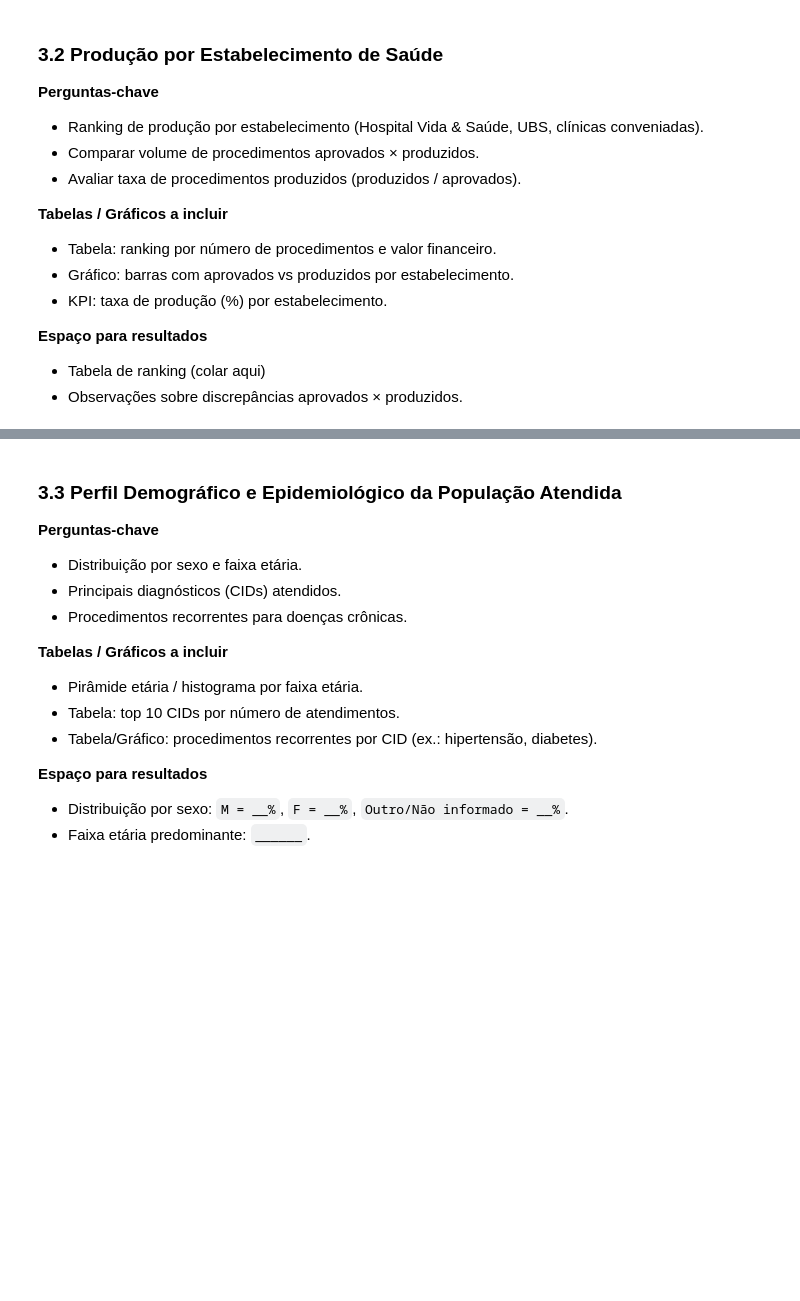
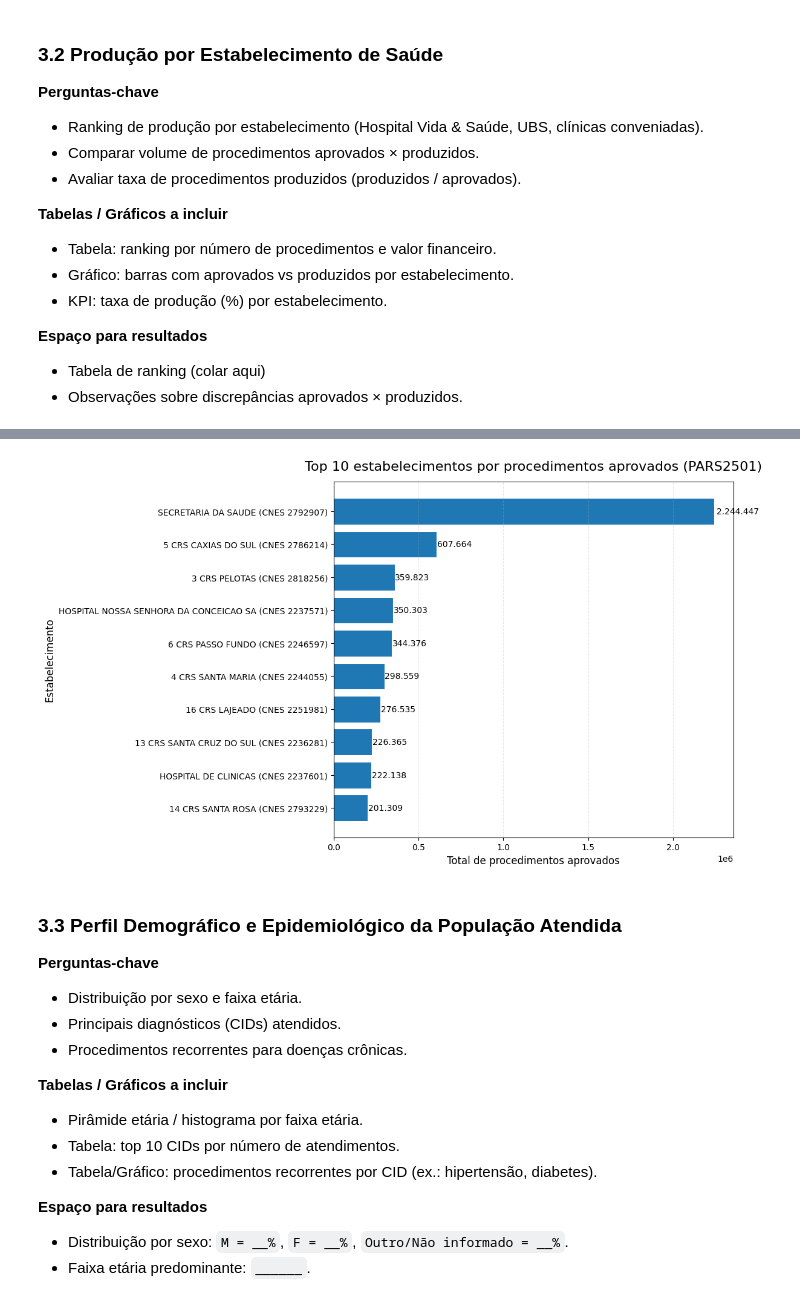
Before and after one commit to piril4mp0/python-pandas-datasus, a Jupyter notebook: notebook.ipynb, the cells around one changed output, grey strips where cells are left out. Drawn from its saved outputs; the diff is of its cells as text; code cells hidden in the pictures; blank space fills up the shorter version.

```diff
--- a/notebook.ipynb
+++ b/notebook.ipynb
@@ -1229,3 +533,88 @@ Não informado   3452.0        10.0
+# %%
+# Ranking de produção por estabelecimento
+import pandas as pd
+import matplotlib.pyplot as plt
+import mysql.connector
+
+
+connection = mysql.connector.connect(
+    host='192.168.196.63',
+    user='root',
+    password='ABC!abc123',
+    database='projeto1'
+)
+
+QUERY = """
+
+SELECT
+    p.PA_CODUNI AS cnes,
+    c.fantasia AS estabelecimento,
+    SUM(p.PA_QTDAPR) AS total_procedimentos
+FROM pars p
+LEFT JOIN CADGERRS c
+    ON c.cnes = p.PA_CODUNI
+GROUP BY
+    p.PA_CODUNI,
+    c.fantasia
+ORDER BY
+    total_procedimentos DESC
+LIMIT 10;
+
+"""
+cursor = connection.cursor(dictionary=True)
+cursor.execute(QUERY)
+data = cursor.fetchall()
+df = pd.DataFrame(data)
+df['total_procedimentos'] = pd.to_numeric(df['total_procedimentos'], errors='coerce').fillna(0).astype(int)
+df['estabelecimento'] = df['estabelecimento'].fillna('Sem nome (CNES ' + df['cnes'].astype(str) + ')')
+
+# Ordenar do menor para o maior para gráfico horizontal (melhor leitura)
+df_plot = df.sort_values('total_procedimentos', ascending=True)
+
+# Texto curto combinando nome e CNES para evitar nomes iguais
+df_plot['label'] = df_plot.apply(
+    lambda r: f"{r['estabelecimento']} (CNES {r['cnes']})", axis=1
+)
+
+# Figura
+plt.figure(figsize=(12, 7))
+bars = plt.barh(
+    df_plot['label'],
+    df_plot['total_procedimentos'],
+    color='#1f77b4',
+    edgecolor='white',
+    linewidth=0.8
+)
+
+# Rótulos e título
+plt.title('Top 10 estabelecimentos por procedimentos aprovados (PARS2501)', fontsize=16, pad=14)
+plt.xlabel('Total de procedimentos aprovados', fontsize=12)
+plt.ylabel('Estabelecimento', fontsize=12)
+
+
+
+# Adiciona valores no fim de cada barra
+for bar in bars:
+    valor = int(bar.get_width())
+    plt.text(
+        bar.get_width() * 1.005,
+        bar.get_y() + bar.get_height()/2,
+        f'{valor:,}'.replace(',', '.'),
+        va='center',
+        fontsize=10
+    )
+
+# Grid sutil no eixo X
+plt.grid(axis='x', linestyle='--', alpha=0.3)
+
+# Ajustes finais
+plt.tight_layout()
+
+# Salvar e mostrar
+plt.savefig('ranking_estabelecimentos_top10.png', dpi=150, bbox_inches='tight')
+plt.show()
+# %% [output]
+[figure, added]
 # %% [markdown]
 
 <a id="perfil"></a>
```
Also changed, not shown: parts of 16 cells of this notebook, 2 other files.
